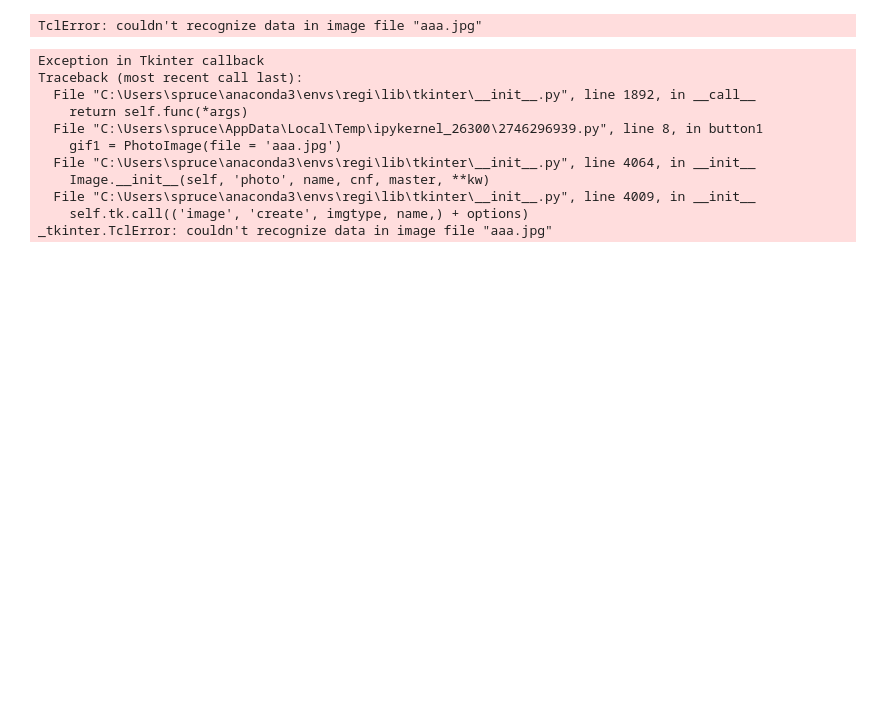
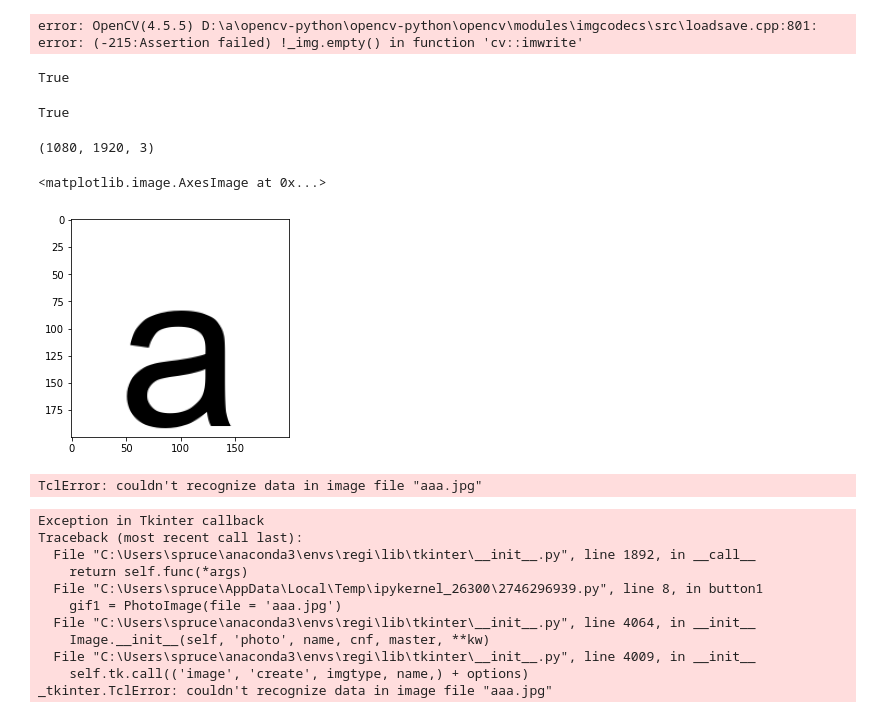
Before and after one commit to Spruce-tone/myelin_registration, a Jupyter notebook: test.ipynb, the cells around one changed output. Saved outputs shown, nothing was run; the diff lists cells and outputs as text; code cells hidden in the pictures; blank space fills up the shorter version.

```diff
--- a/test.ipynb
+++ b/test.ipynb
@@ -40,0 +105,30 @@ for i in range(3):
+# %%
+import datetime
+import cv2
+
+capture = cv2.VideoCapture('text image/벽력일섬.mp4')
+# capture.set(cv2.CAP_PROP_FRAME_WIDTH, 150)
+# capture.set(cv2.CAP_PROP_FRAME_HEIGHT, 150)
+# fourcc = cv2.VideoWriter_fourcc(*'XVID')
+
+i = 0
+while True:
+    ret, frame = capture.read()
+    key = cv2.waitKey(10)
+    if key==27:
+        break
+    now = datetime.datetime.now().strftime("%d_%H-%M-%S")
+    cv2.imwrite(f'./text image/{now}.png', frame)
+
+capture.release()
+cv2.destroyAllWindows()
+# %% [output]
+error: OpenCV(4.5.5) D:\a\opencv-python\opencv-python\opencv\modules\imgcodecs\src\loadsave.cpp:801: error: (-215:Assertion failed) !_img.empty() in function 'cv::imwrite'
+# %%
+os.path.isdir('./text image')
+# %% [output]
+True
+# %%
+os.path.isfile('text image/08_17-38-24.png')
+# %% [output]
+True
@@ -40,0 +137,4 @@ for i in range(3):
+# %%
++ [(f'.\\text image\\{img}', 'text image') for img in os.listdir('./text image) if img.endswith('.png')],
+# %% [output]
+(1080, 1920, 3)
@@ -41,3 +146,31 @@ for i in range(3):
+# %%
+from PIL import ImageFont, ImageDraw, Image
+
+for title in ["hiragana", "katakana"]:
+    jpn = ['asdf']
+    eng = ['a']
+
+    for j, e in zip(jpn, eng):
+        #배경 이미지의 크기
+
+        W, H = (200, 200)
+        #배경 이미지를 흰색으로 하여 생성
+        image = Image.new('RGB', (W, H), (255, 255, 255))
+        #해당 폰트와 사이즈 설정
+        font = ImageFont.truetype("arial.ttf", size=200)
+        #이미지 생성
+        draw = ImageDraw.Draw(image)
+        #글자의 크기
+        w, h = draw.textsize(e, font=font)
+        #배경 이미지와 글자의 크기를 이용하여 배경 중간에 글자 배치
+        draw.text(((W - w) / 2, (H - h) / 2), e, fill="black", font=font)
+        #이미지 저장
+        # image.save(f"{title}{e}.jpg")
+# %%
+plt.imshow(image)
+# %% [output]
+<matplotlib.image.AxesImage at 0x...>
+[figure, added]
 # %%
 from tkinter import *
 
```
Also changed, not shown: parts of 12 cells of this notebook, 3 other files.
